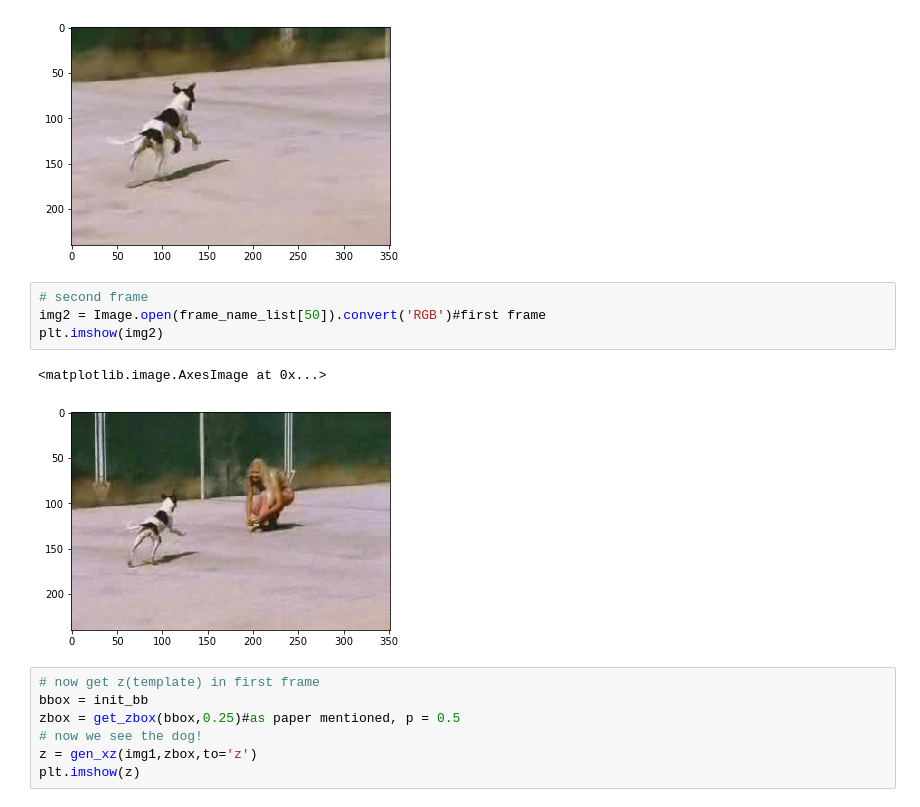
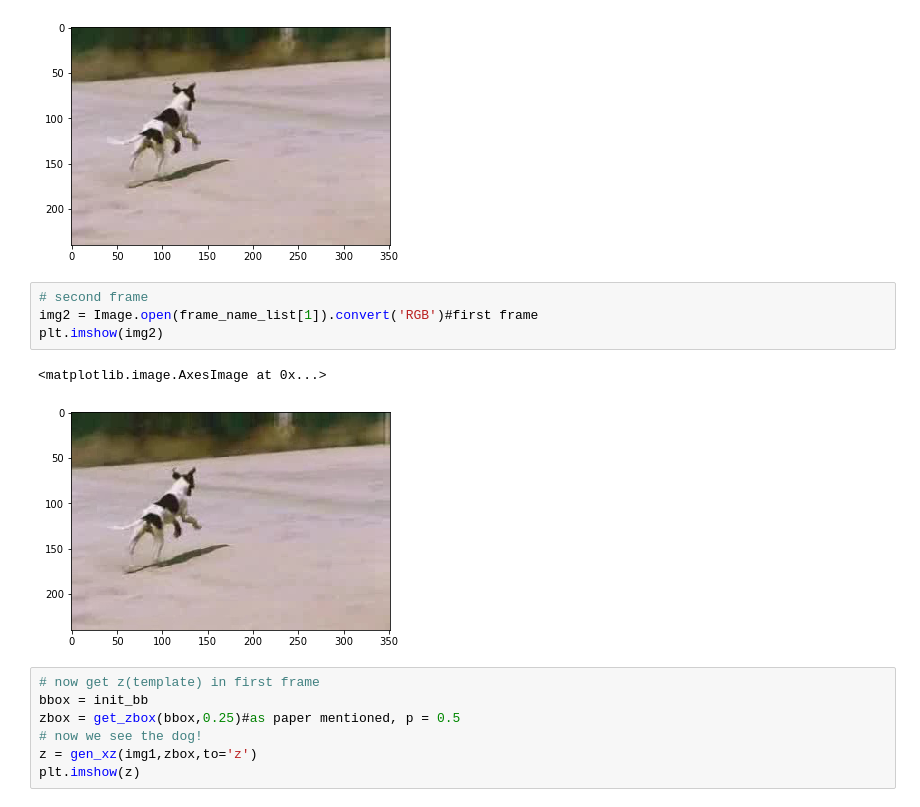
Before and after one commit to leeyeehoo/siamfc-pytorch-gpu-benchmark, a Jupyter notebook: Introduction-of-SiamFC.ipynb, the cells around one changed output. Drawn from its saved outputs; the diff is of its cells as text.

```diff
--- a/Introduction-of-SiamFC.ipynb
+++ b/Introduction-of-SiamFC.ipynb
@@ -107,11 +107,11 @@ plt.imshow(img1)
 [figure]
 # %%
 # second frame
-img2 = Image.open(frame_name_list[50]).convert('RGB')#first frame
+img2 = Image.open(frame_name_list[1]).convert('RGB')#first frame
 plt.imshow(img2)
 # %% [output]
 <matplotlib.image.AxesImage at 0x...>
-[figure, old version]
+[figure, new version]
 # %%
 # now get z(template) in first frame
 bbox = init_bb
```
Also changed, not shown: parts of 3 cells of this notebook, 2 other files.
